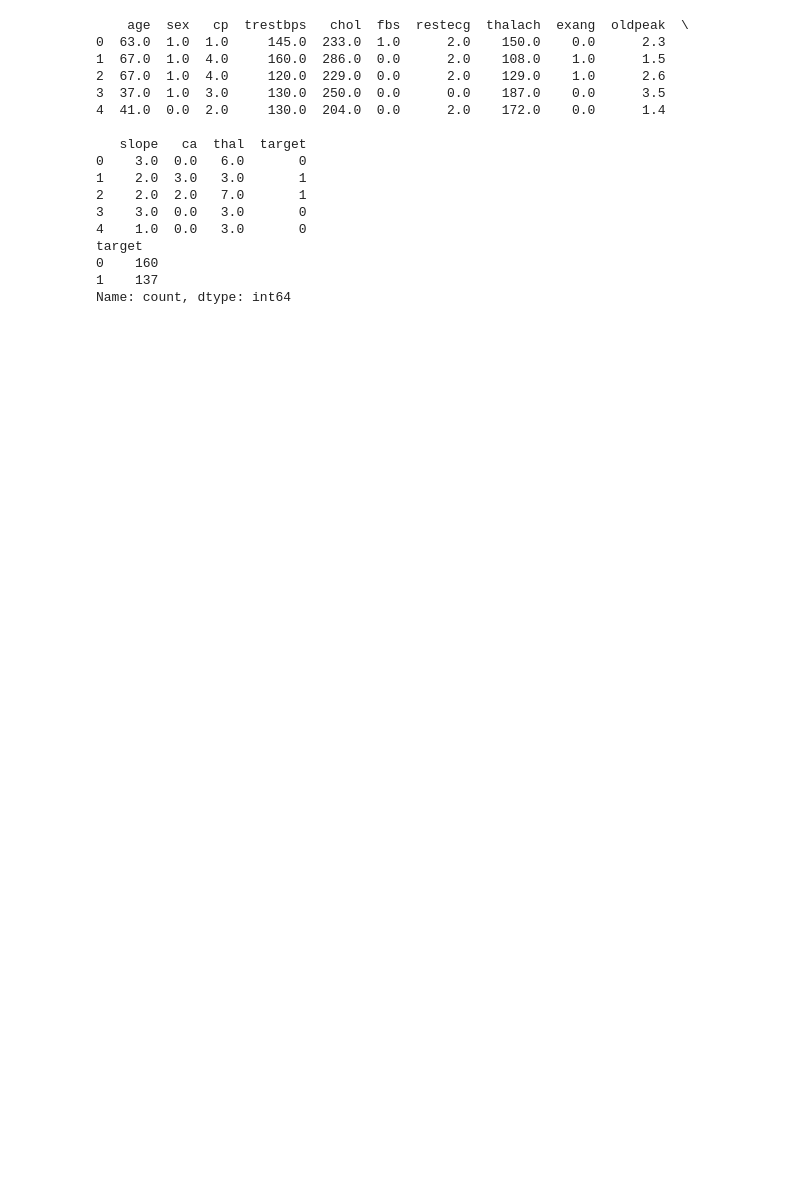
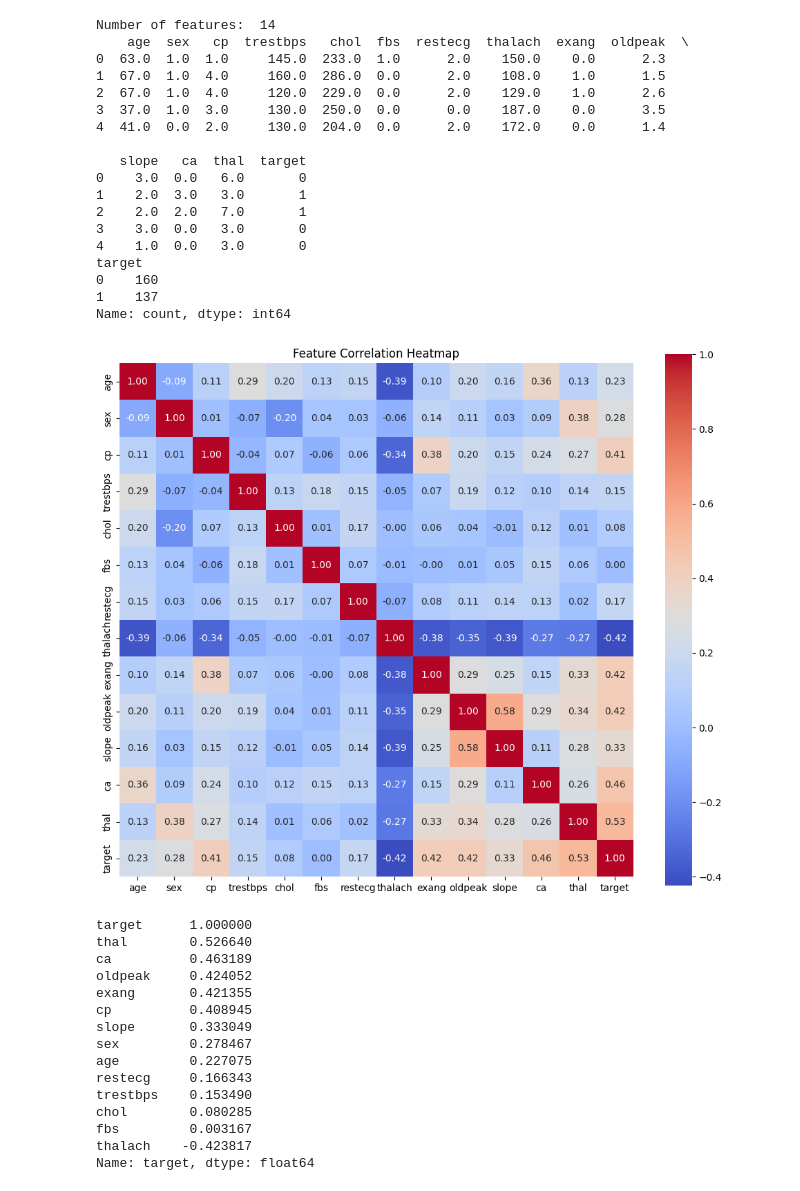
Before and after one commit to arash-jafarpour/hd-dataset, a Jupyter notebook: index.ipynb, the cells around one changed output. Drawn from its saved outputs; the diff is of its cells as text; code cells hidden in the pictures; blank space fills up the shorter version.

```diff
--- a/index.ipynb
+++ b/index.ipynb
@@ -7,6 +7,7 @@ column_names = [
 ]
 
 df = pd.read_csv("data/processed.cleveland.data", names=column_names)
+print("Number of features: ", len(df.columns))
 
 df.replace('?', pd.NA, inplace=True)
 df.dropna(inplace=True)
@@ -18,6 +19,7 @@ df['target'] = df['target'].apply(lambda x: 1 if x > 0 else 0)
 print(df.head())
 print(df['target'].value_counts())
 # %% [output]
+Number of features:  14
     age  sex   cp  trestbps   chol  fbs  restecg  thalach  exang  oldpeak  \
 0  63.0  1.0  1.0     145.0  233.0  1.0      2.0    150.0    0.0      2.3
 1  67.0  1.0  4.0     160.0  286.0  0.0      2.0    108.0    1.0      1.5
@@ -35,6 +37,35 @@ target
 0    160
 1    137
 Name: count, dtype: int64
+# %%
+import seaborn as sns
+import matplotlib.pyplot as plt
+
+corr_matrix = df.corr()
+
+plt.figure(figsize=(12, 10))
+sns.heatmap(corr_matrix, annot=True, cmap='coolwarm', fmt=".2f", square=True)
+plt.title("Feature Correlation Heatmap")
+plt.show()
+
+print(corr_matrix["target"].sort_values(ascending=False))
+# %% [output]
+[figure, added]
+target      1.000000
+thal        0.526640
+ca          0.463189
+oldpeak     0.424052
+exang       0.421355
+cp          0.408945
+slope       0.333049
+sex         0.278467
+age         0.227075
+restecg     0.166343
+trestbps    0.153490
+chol        0.080285
+fbs         0.003167
+thalach    -0.423817
+Name: target, dtype: float64
 # %%
 from sklearn.model_selection import train_test_split
 from sklearn.preprocessing import StandardScaler
```
Also changed, not shown: parts of 6 cells of this notebook.
